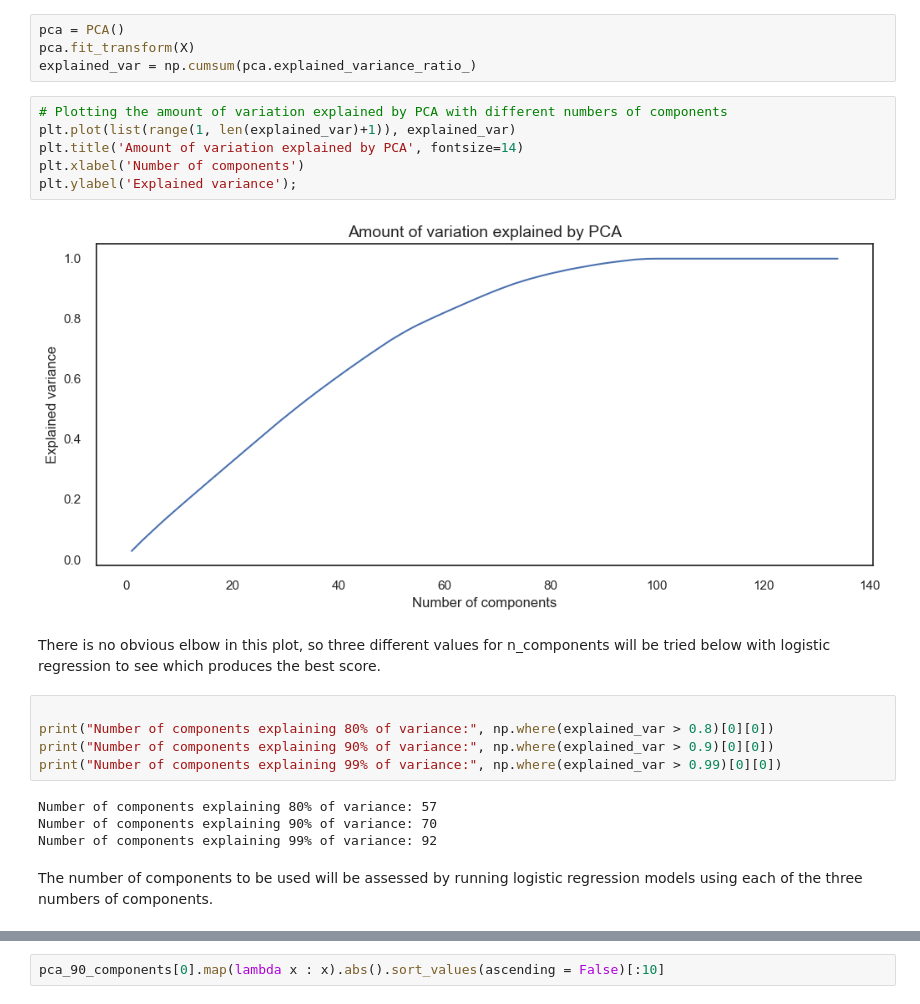
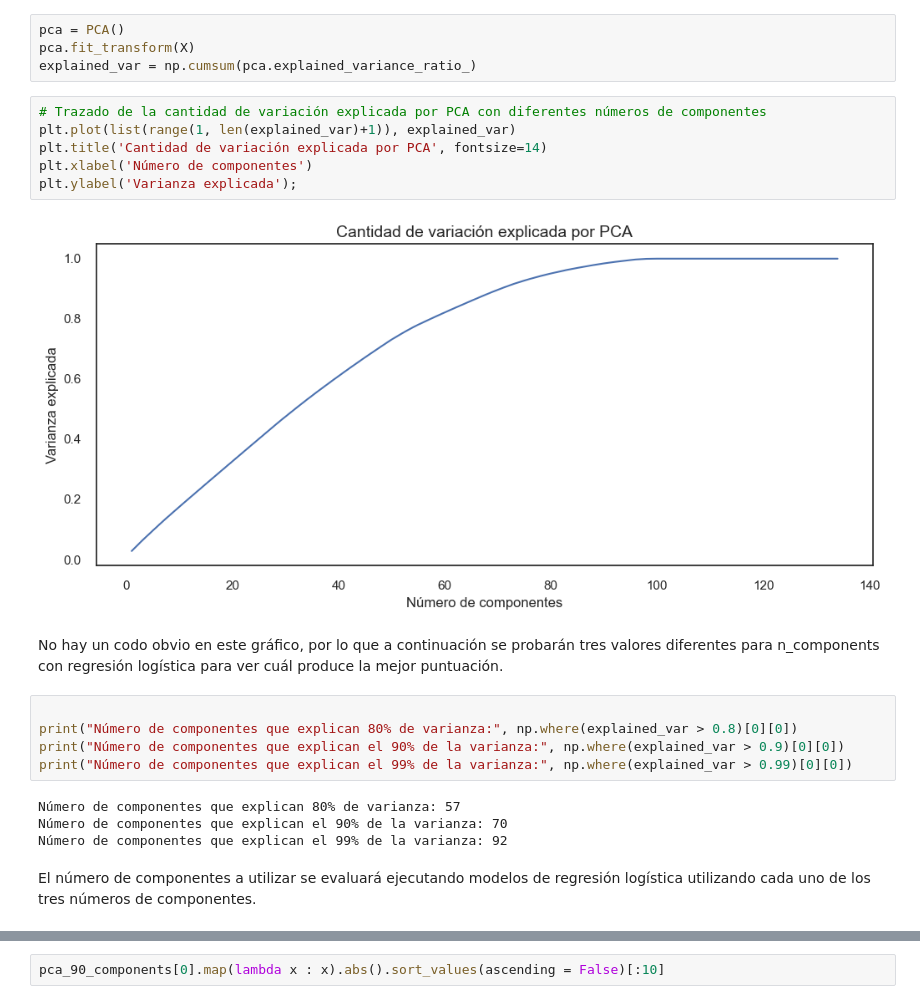
Before and after one commit to ababdalla/Tesis, a Jupyter notebook: Analisis-Tesis.ipynb, the cells around one changed output, grey strips where cells are left out. Cells and saved outputs as stored; diff of their text form.

```diff
--- a/Analisis-Tesis.ipynb
+++ b/Analisis-Tesis.ipynb
@@ -1227,26 +1220,26 @@ pca = PCA()
 pca.fit_transform(X)
 explained_var = np.cumsum(pca.explained_variance_ratio_)
 # %%
-# Plotting the amount of variation explained by PCA with different numbers of components
+# Trazado de la cantidad de variación explicada por PCA con diferentes números de componentes
 plt.plot(list(range(1, len(explained_var)+1)), explained_var)
-plt.title('Amount of variation explained by PCA', fontsize=14)
-plt.xlabel('Number of components')
-plt.ylabel('Explained variance');
+plt.title('Cantidad de variación explicada por PCA', fontsize=14)
+plt.xlabel('Número de componentes')
+plt.ylabel('Varianza explicada');
 # %% [output]
-[figure, old version]
+[figure, new version]
-# %% [markdown]
-There is no obvious elbow in this plot, so three different values for n_components will be tried below with logistic regression to see which produces the best score.
+# %% [markdown]
+No hay un codo obvio en este gráfico, por lo que a continuación se probarán tres valores diferentes para n_components con regresión logística para ver cuál produce la mejor puntuación.
 # %%
 
-print("Number of components explaining 80% of variance:", np.where(explained_var > 0.8)[0][0])
-print("Number of components explaining 90% of variance:", np.where(explained_var > 0.9)[0][0])
-print("Number of components explaining 99% of variance:", np.where(explained_var > 0.99)[0][0])
+print("Número de componentes que explican 80% de varianza:", np.where(explained_var > 0.8)[0][0])
+print("Número de componentes que explican el 90% de la varianza:", np.where(explained_var > 0.9)[0][0])
+print("Número de componentes que explican el 99% de la varianza:", np.where(explained_var > 0.99)[0][0])
 # %% [output]
-Number of components explaining 80% of variance: 57
-Number of components explaining 90% of variance: 70
-Number of components explaining 99% of variance: 92
+Número de componentes que explican 80% de varianza: 57
+Número de componentes que explican el 90% de la varianza: 70
+Número de componentes que explican el 99% de la varianza: 92
-# %% [markdown]
-The number of components to be used will be assessed by running logistic regression models using each of the three numbers of components.
+# %% [markdown]
+El número de componentes a utilizar se evaluará ejecutando modelos de regresión logística utilizando cada uno de los tres números de componentes.
 # %%
 n_comps = [58,70,90]
 for n in n_comps:
```
Also changed, not shown: parts of 252 cells of this notebook.
